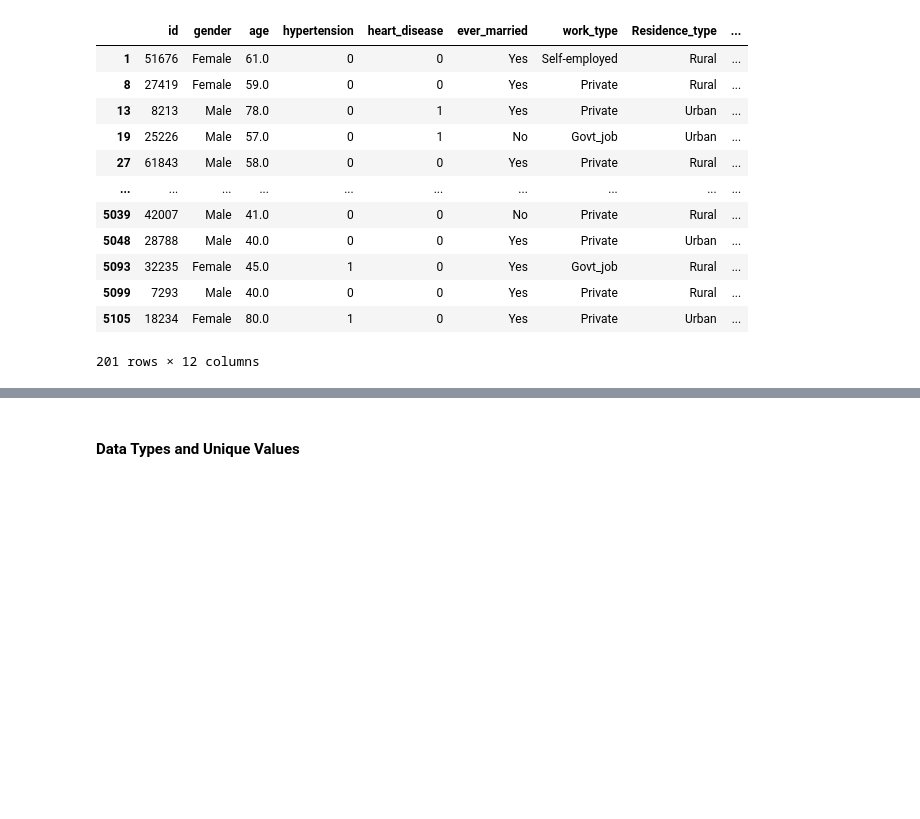
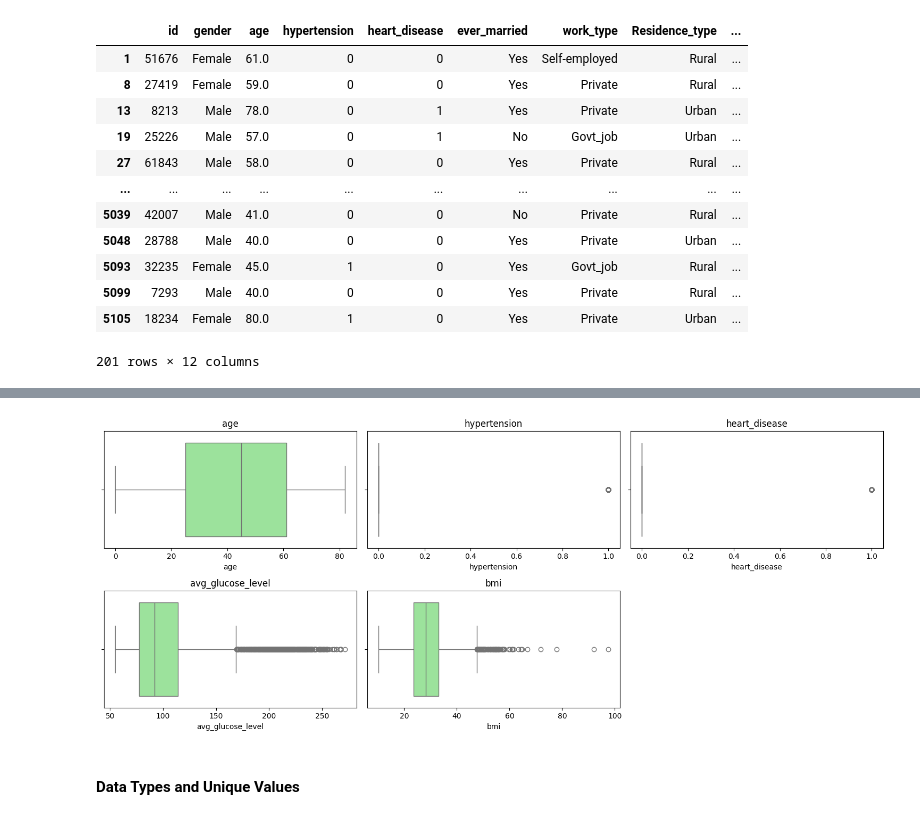
Before and after one commit to Alhamza-Mohamed/Machine-Learning, a Jupyter notebook: Stroke/Stroke_data_exploration.ipynb, the cells around one changed output, grey strips where cells are left out. Saved outputs shown, nothing was run; the diff lists cells and outputs as text; code cells hidden in the pictures; blank space fills up the shorter version.

```diff
--- a/Stroke/Stroke_data_exploration.ipynb
+++ b/Stroke/Stroke_data_exploration.ipynb
@@ -200,3 +246,27 @@ data[data['bmi'].isna()]
+# %%
+# Drop 'stroke' and 'id' from the DataFrame first
+numeric_data = data.drop(['stroke', 'id'], axis=1).select_dtypes(include='number')
+
+# Now get the column names (Index of numeric features)
+numeric_features = numeric_data.columns
+
+# Set up the figure
+num_features = len(numeric_data)
+cols = 3  # Number of plots per row
+rows = (num_features + cols - 1) // cols  # Ceiling division
+
+plt.figure(figsize=(5 * cols, 3 * rows))
+
+# Plot each feature horizontally
+for i, col in enumerate(numeric_data, 1):
+    plt.subplot(rows, cols, i)
+    sns.boxplot(x=data[col], color='lightgreen', orient='h')
+    plt.title(f'{col}', fontsize=12)
+    plt.tight_layout()
+
+plt.show()
+# %% [output]
+[figure, added]
 # %% [markdown]
 ####  Data Types and Unique Values
 # %%
```
Also changed, not shown: parts of 4 cells of this notebook.
